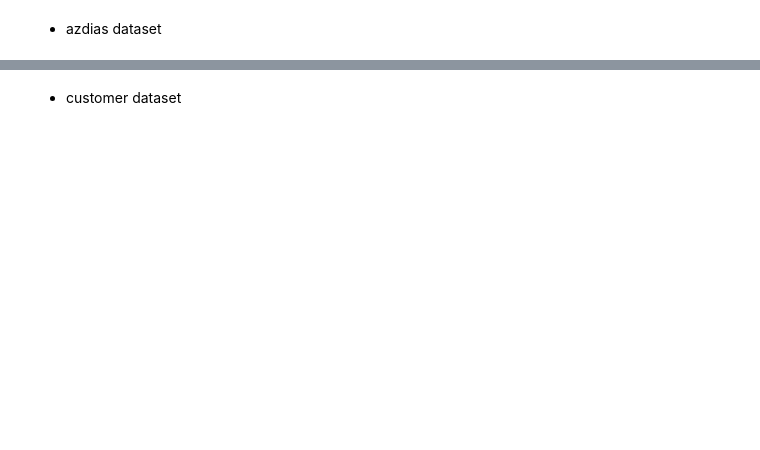
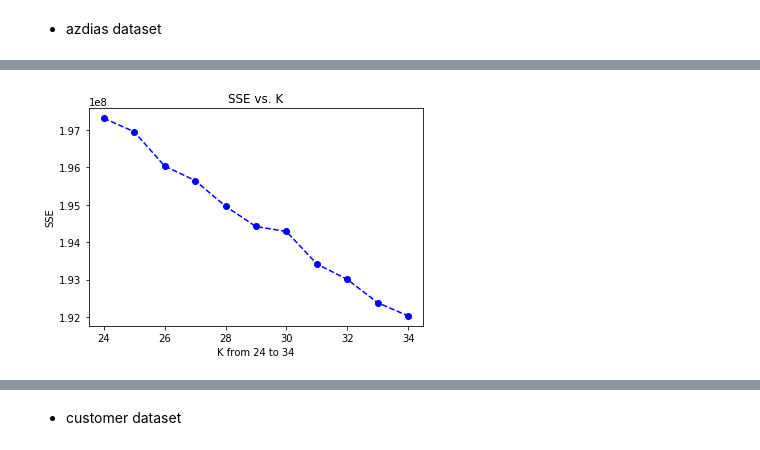
Before and after one commit to PaperStrange/Udacity_DataScientist, a Jupyter notebook: DS_term2_project-final/Arvato Project Workbook.ipynb, the cells around one changed output, grey strips where cells are left out. Cells and saved outputs as stored; diff of their text form; code cells hidden in the pictures; blank space fills up the shorter version.

```diff
--- a/DS_term2_project-final/Arvato Project Workbook.ipynb
+++ b/DS_term2_project-final/Arvato Project Workbook.ipynb
@@ -1395,0 +1511,6 @@ You've assessed and cleaned the demographics data, then scaled and transformed t
+# %%
+scores = []
+centers = list(range(24, 35))
+for center in centers:
+    print("Running kmeans by {} centers".format(center))
+    scores.append(get_kmeans_score(X_pca_azdias, center))
@@ -1395,0 +1529,9 @@ You've assessed and cleaned the demographics data, then scaled and transformed t
+# %%
+# Investigate the change in within-cluster distance across number of clusters
+
+plt.plot(centers, scores, linestyle='--', marker='o', color='b');
+plt.xlabel('K from 24 to 34');
+plt.ylabel('SSE');
+plt.title('SSE vs. K');
+# %% [output]
+[figure, added]
```
Also changed, not shown: parts of 67 cells of this notebook.
